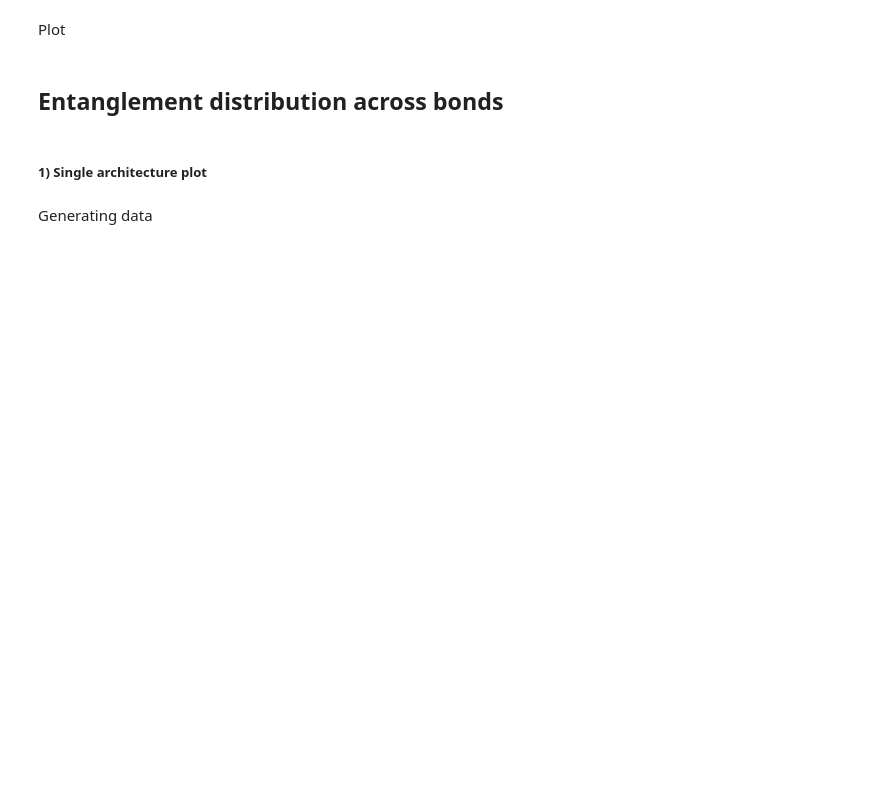
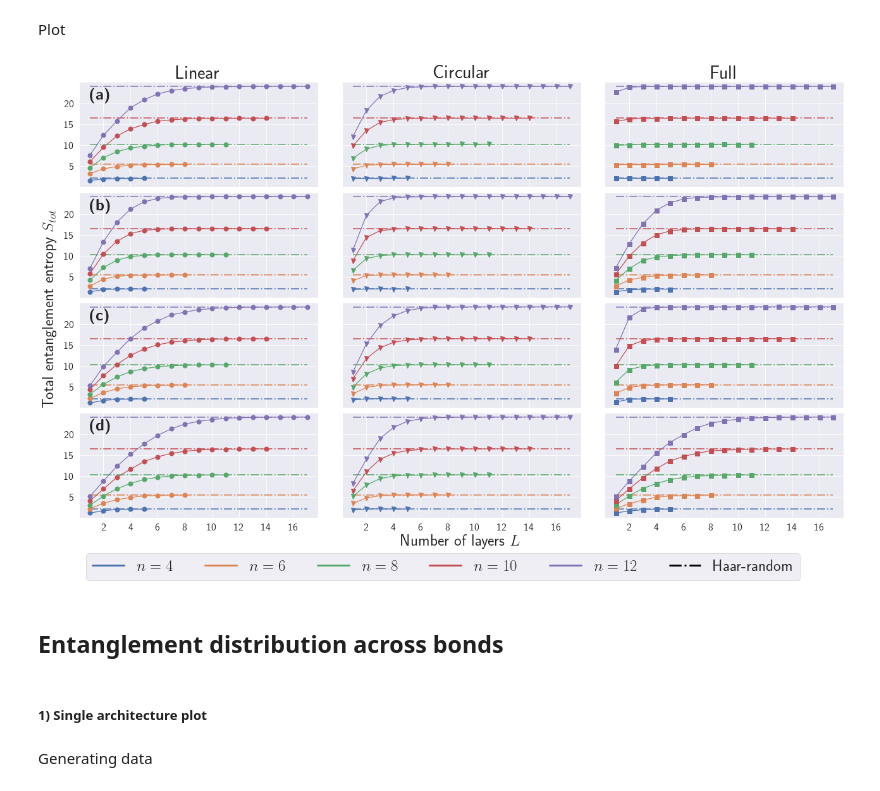
Before and after one commit to mballarin97/mps_qnn, a Jupyter notebook: examples/Entanglement.ipynb, the cells around one changed output. Saved outputs shown, nothing was run; the diff lists cells and outputs as text; code cells hidden in the pictures; blank space fills up the shorter version.

Commit message:
new version of plots

```diff
--- a/examples/Entanglement.ipynb
+++ b/examples/Entanglement.ipynb
@@ -22,5 +22,5 @@ from qcircha.utils import gather_data, list_data
 from qcircha.circuit_selector import pick_circuit
 
 # Path of the simulation data
-data_path = "./data/ent_scaling/"
+data_path = "./data/data/ent_scaling/"
 list_data(path=data_path)
@@ -224,12 +289,12 @@ Plot
 def do_plot(dataplot, ax=None):
     """Custom plot style"""
     # Run trough number of qubits
-    alphas = np.linspace(0.4, 1, len(dataplot))
+    alphas = np.ones(len(dataplot))#np.linspace(0.4, 1, len(dataplot))
     for idx, data in enumerate(dataplot):
         # Haar limit
-        ax.hlines(data[2], 1, len(_ent[-1, 0]), ls="-.", color=cmap[idx], lw=2, alpha=0.25)
+        ax.hlines(data[2], 1, len(_ent[-1, 0]), ls="-.", color=cmap[idx], lw=2, alpha=0.75)
         # Simulation results
-        ax.errorbar(range(1, len(data[0])+1), data[0], yerr=0*data[1], alpha = alphas[idx], ls="--", marker=markers[jdx], c=cmap[idx], markersize=7)
+        ax.errorbar(range(1, len(data[0])+1), data[0], yerr=0*data[1], alpha = alphas[idx], ls="-", marker=markers[jdx], c=cmap[idx], markersize=7)
     return
 
 fig, axs = plt.subplots(len(data_to_plot), 3, figsize=(20, 12.42), sharey=True, sharex=True)
@@ -241,42 +306,68 @@ plt.yticks(range(5, int(max(ent_datas_QNN['linear'][-1, 0])+5), 5))
 n_qubits = np.arange(4, ent_metadata['max_num_qubits']+1, 2, dtype=int)
 markers = ['o', 'v', 's']
 
 # PLOT ENTANGLEMENT DATA
 for kdx, ent_d in enumerate(data_to_plot): # Run through architectures
     this_ax = axs[kdx]
     for jdx, (ax, _ent) in enumerate(zip(this_ax, ent_d.values())): # Run through entanglement topology
         do_plot(_ent, ax = ax)
 
 # ADD PANEL LETTER
 for idx, l in enumerate(['a','b','c','d','f'][:len(data_to_plot)]):
-    axs[idx,0].text(1., 21., r"$\textbf{("+l+r")}$", fontsize=14)
+    axs[idx,0].text(1., 21., r"$\textbf{("+l+r")}$", fontsize=25)
 #axs[1,0].text(1., 21., r"$\textbf{(b)}$", fontsize=14)
 #axs[2,0].text(1., 21., r"$\textbf{(c)}$", fontsize=14)
 #axs[3,0].text(1., 21., r"$\textbf{(d)}$", fontsize=14)
 
 # ENTANGLING TOPOLOGY
 #for ax in axs:
 #    ax[2].plot([], [], ls=" ", marker=markers[0], c='gray', label="Linear")
 #    ax[2].plot([], [], ls=" ", marker=markers[1], c='gray', label="Circular")
 #    ax[2].plot([], [], ls=" ", marker=markers[2], c='gray', label="Full")
-axs[0, 0].set_title("Linear")
-axs[0, 1].set_title("Circular")
-axs[0, 2].set_title("Full")
+axs[0, 0].set_title("Linear", fontsize=30)
+axs[0, 1].set_title("Circular", fontsize=30)
+axs[0, 2].set_title("Full", fontsize=30)
 
 # LINE LEGEND
 axs[-1, -1].plot([], [], ls='-.', color='grey', label="Haar-random")
 for i in list(range(5))[::-1]:
     axs[-1, -1].plot([], [], lw=3, c=cmap[i], label=f"$n={n_qubits[i]}$")
 
 # SET LABEL NAMES
-axs[0,0].set_ylabel("Total Entanglement Entropy, $S_{tot}$")
-axs[-1,1].set_xlabel("Number of layers, $L$")
+fig.supylabel("Total entanglement entropy $S_{tot}$", fontsize=25)
+#axs[0,0].set_ylabel("Total Entanglement Entropy, $S_{tot}$", fontsize=16)
+axs[-1,1].set_xlabel("Number of layers $L$", fontsize=25)
 
 # PLOT LEGEND
-axs[-1,-1].legend(loc=4)
+#axs[-1,-1].legend(loc=4)
+# Shrink current axis's height by 10% on the bottom
+handles, labels = axs[-1, -1].get_legend_handles_labels()
+handles, labels = handles[::-1], labels[::-1]
+handles[-1].set_lw(3)
+handles[-1].set_color('black')
+fig.legend(handles, labels, loc='lower center', fontsize=25, ncol=6)
 
-plt.tight_layout()
-plt.savefig("data/Imgs/ent_scaling_plots/" + 'complete_comparison_00_alphas' + ".pdf", format="pdf")
+left  = 0.06  # the left side of the subplots of the figure
+right = 0.9   # the right side of the subplots of the figure
+bottom = 0.13   # the bottom of the subplots of the figure
+top = 0.9      # the top of the subplots of the figure
+wspace = 0.1  # the amount of width reserved for blank space between subplots
+hspace = 0.05   # the amount of height reserved for white space between subplots
+plt.subplots_adjust(left, bottom, right, top, wspace, hspace)
+
+# SET TICKS
+for ii in range(3):
+    axs[3, ii].set_xticks(np.arange(2, 18, 2))
+    axs[3, ii].set_xticklabels(np.arange(2, 18, 2), fontsize=16)
+for ii in range(4):
+    axs[ii, 0].set_yticks(np.arange(5, 25, 5))
+    axs[ii, 0].set_yticklabels(np.arange(5, 25, 5), fontsize=16)
+
+
+#plt.tight_layout()
+plt.savefig('complete_comparison_00_new' + ".pdf", format="pdf")
+# %% [output]
+[figure, added]
 # %% [markdown]
 ## Entanglement distribution across bonds
 # %%
```
Also changed, not shown: parts of 11 cells of this notebook, 1 other file.
